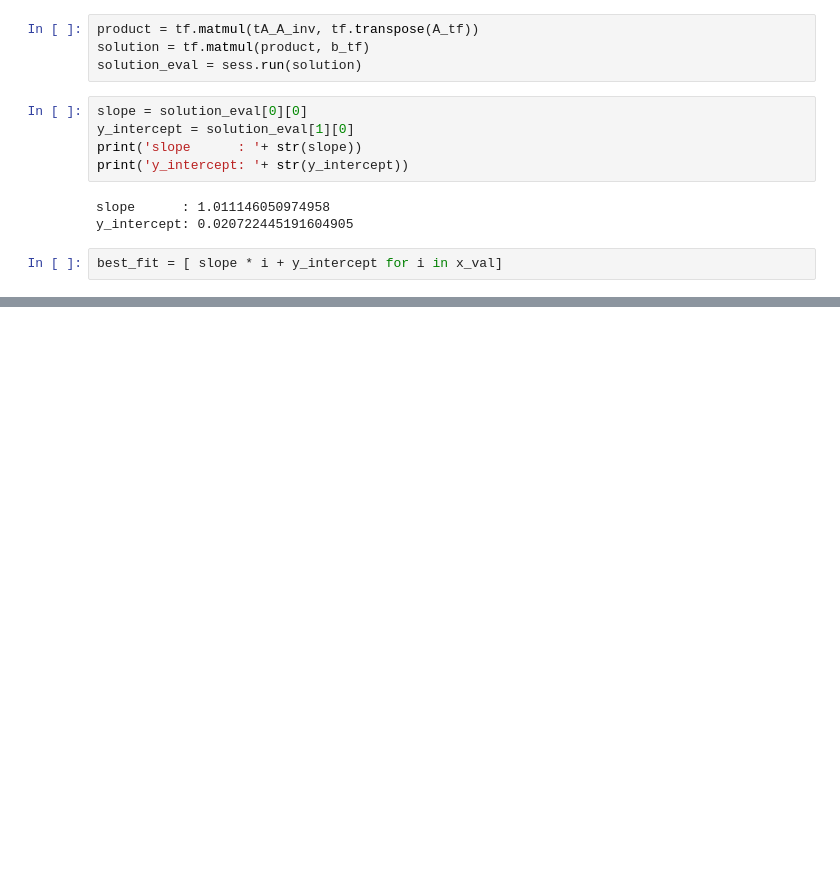
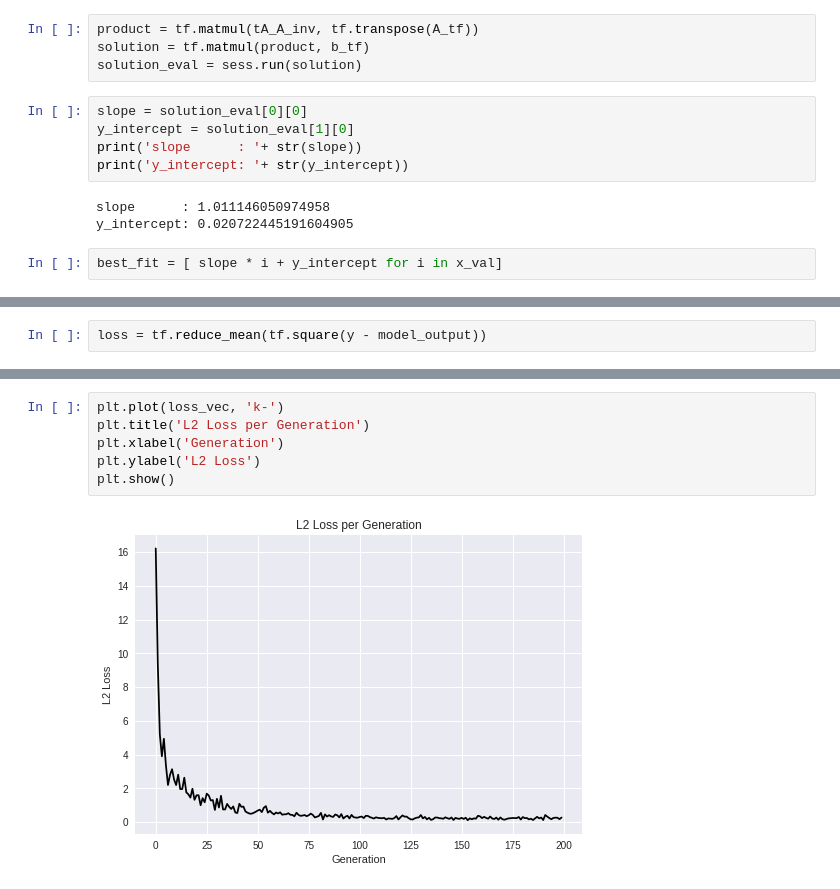
Before and after one commit to kugmax/tensorflow_learn, a Jupyter notebook: Linear_Regression.ipynb, the cells around one changed output, grey strips where cells are left out. Saved outputs shown, nothing was run; the diff lists cells and outputs as text; blank space fills up the shorter version.

```diff
--- a/Linear_Regression.ipynb
+++ b/Linear_Regression.ipynb
@@ -54,0 +123,2 @@ plt.show()
+# %%
+loss = tf.reduce_mean(tf.square(y - model_output))
@@ -54,0 +169,8 @@ plt.show()
+# %%
+plt.plot(loss_vec, 'k-')
+plt.title('L2 Loss per Generation')
+plt.xlabel('Generation')
+plt.ylabel('L2 Loss')
+plt.show()
+# %% [output]
+[figure, added]
```
Also changed, not shown: parts of 25 cells of this notebook.
